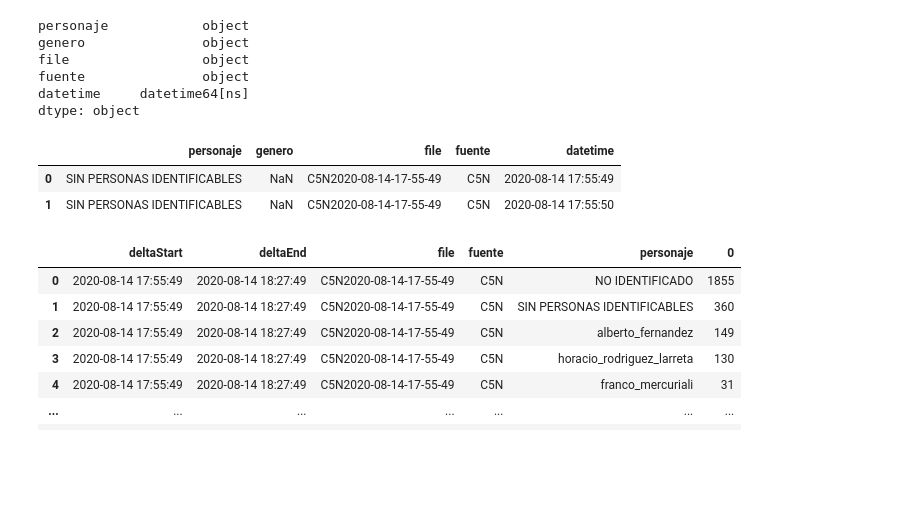
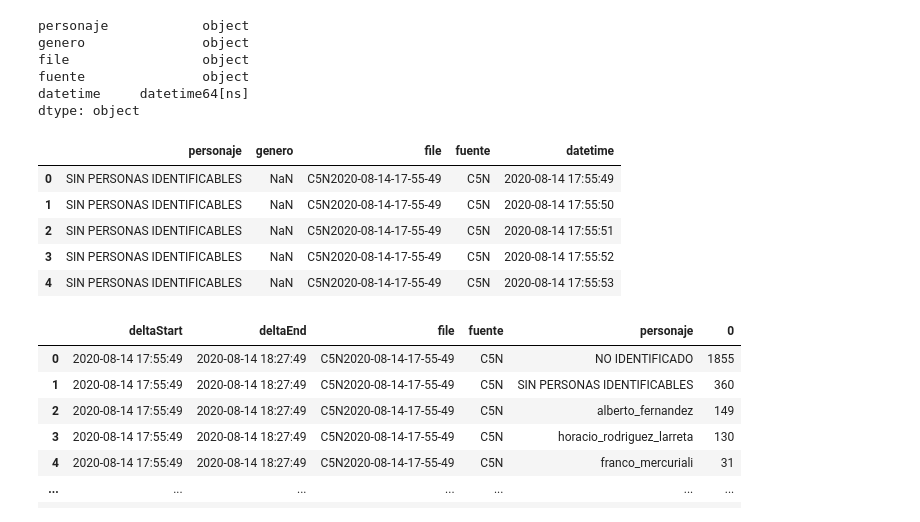
Before and after one commit to Hacho55/streamingAnalysis, a Jupyter notebook: Notebooks/Ventana_temporal.ipynb, the cells around one changed output. Drawn from its saved outputs; the diff is of its cells as text; code cells hidden in the pictures; blank space fills up the shorter version.

```diff
--- a/Notebooks/Ventana_temporal.ipynb
+++ b/Notebooks/Ventana_temporal.ipynb
@@ -177,11 +177,14 @@ fuente               object
 datetime     datetime64[ns]
 dtype: object
 # %%
-video.head(2)
+video.head()
 # %% [output]
 |  | personaje | genero | file | fuente | datetime |
 | 0 | SIN PERSONAS IDENTIFICABLES | NaN | C5N2020-08-14-17-55-49 | C5N | 2020-08-14 17:55:49 |
 | 1 | SIN PERSONAS IDENTIFICABLES | NaN | C5N2020-08-14-17-55-49 | C5N | 2020-08-14 17:55:50 |
+| 2 | SIN PERSONAS IDENTIFICABLES | NaN | C5N2020-08-14-17-55-49 | C5N | 2020-08-14 17:55:51 |
+| 3 | SIN PERSONAS IDENTIFICABLES | NaN | C5N2020-08-14-17-55-49 | C5N | 2020-08-14 17:55:52 |
+| 4 | SIN PERSONAS IDENTIFICABLES | NaN | C5N2020-08-14-17-55-49 | C5N | 2020-08-14 17:55:53 |
 # %%
 
 registros =  pd.DataFrame()
```
Also changed, not shown: parts of 4 cells of this notebook, 15 other files.
